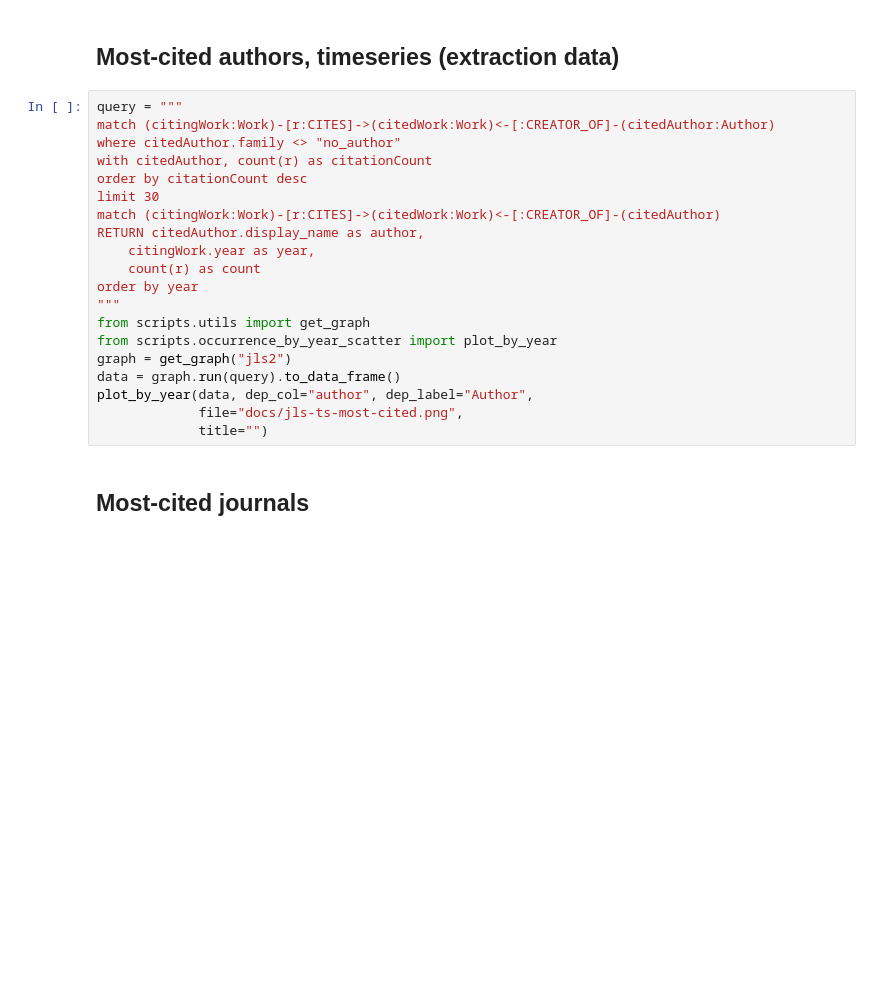
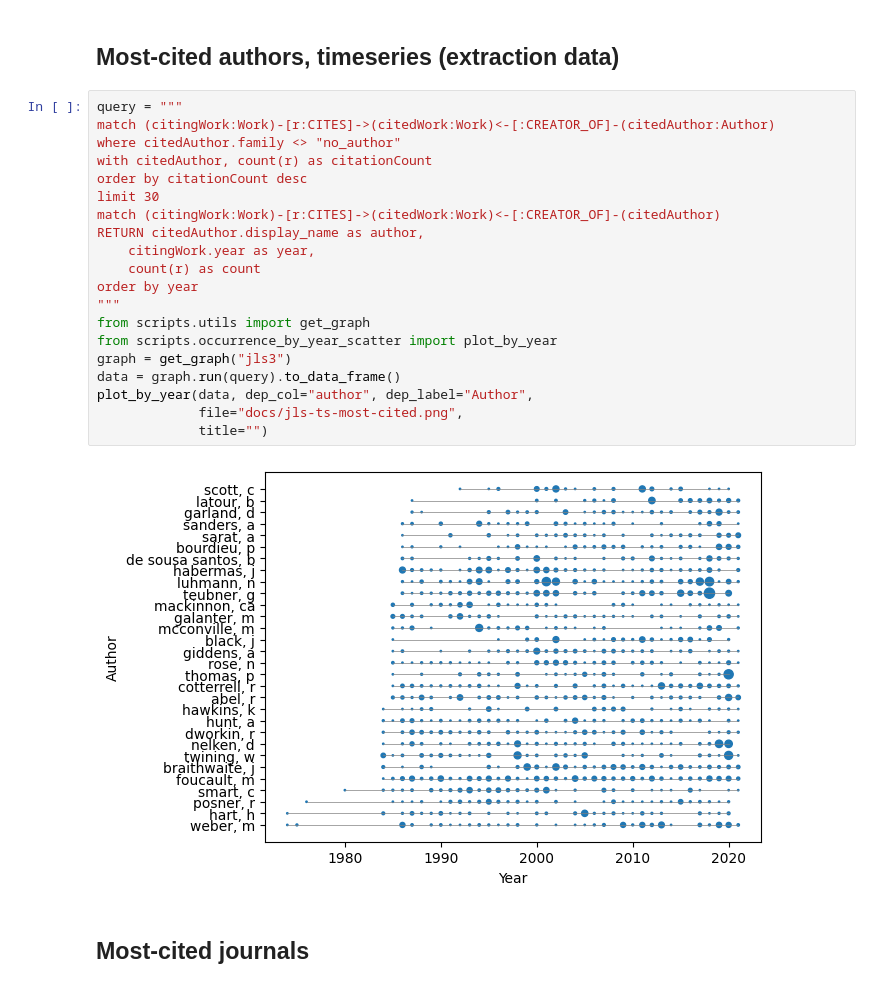
Before and after one commit to cboulanger/jls-bibliometry, a Jupyter notebook: jls-bibliometry.ipynb, the cells around one changed output. Cells and saved outputs as stored; diff of their text form; blank space fills up the shorter version.

```diff
--- a/jls-bibliometry.ipynb
+++ b/jls-bibliometry.ipynb
@@ -277,23 +302,25 @@ plt.show()
 # %%
 query = """
 match (citingWork:Work)-[r:CITES]->(citedWork:Work)<-[:CREATOR_OF]-(citedAuthor:Author)
 where citedAuthor.family <> "no_author"
 with citedAuthor, count(r) as citationCount
 order by citationCount desc
 limit 30
 match (citingWork:Work)-[r:CITES]->(citedWork:Work)<-[:CREATOR_OF]-(citedAuthor)
 RETURN citedAuthor.display_name as author,
     citingWork.year as year,
     count(r) as count
 order by year
 """
 from scripts.utils import get_graph
 from scripts.occurrence_by_year_scatter import plot_by_year
-graph = get_graph("jls2")
+graph = get_graph("jls3")
 data = graph.run(query).to_data_frame()
 plot_by_year(data, dep_col="author", dep_label="Author",
              file="docs/jls-ts-most-cited.png",
              title="")
+# %% [output]
+[figure, added]
 # %% [markdown]
 ## Most-cited journals
 # %%
```
Also changed, not shown: parts of 15 cells of this notebook, 23 other files.
